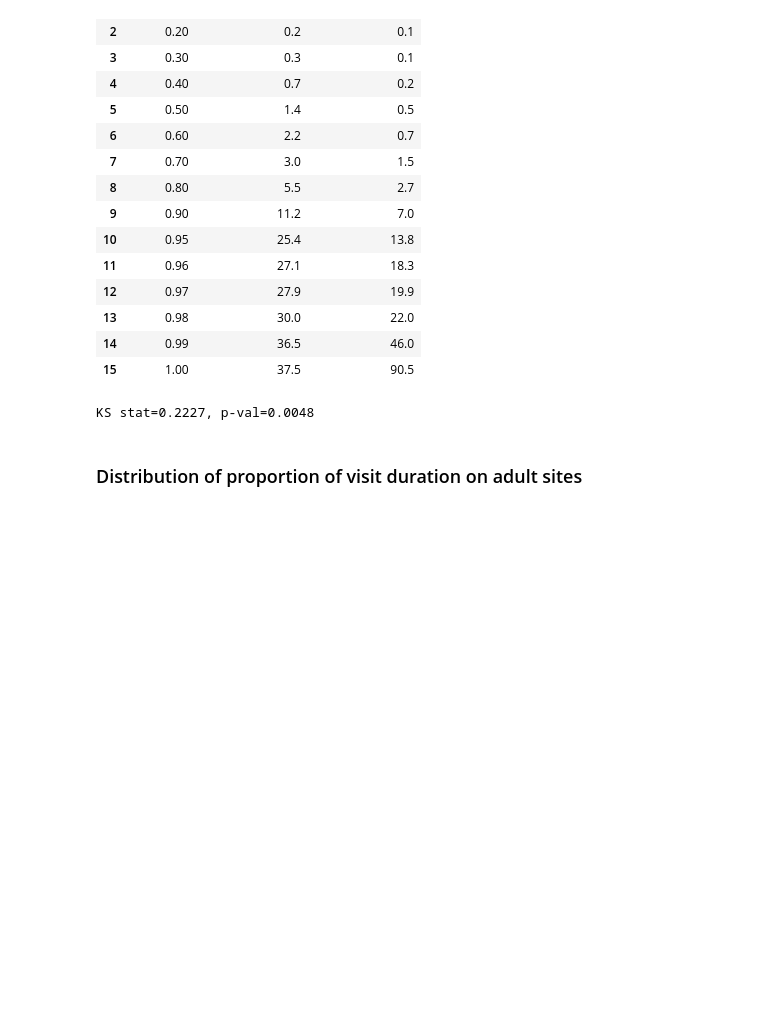
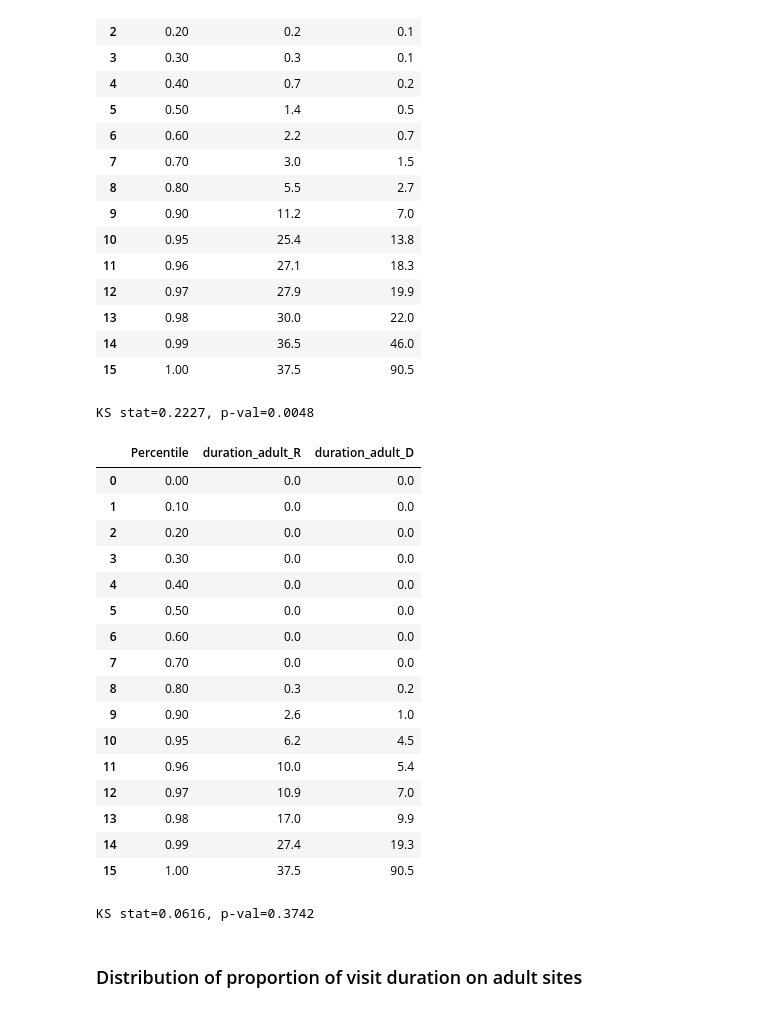
Before and after one commit to soodoku/adult, a Jupyter notebook: scripts/duration_on_adultsites.ipynb, the cells around one changed output. Drawn from its saved outputs; the diff is of its cells as text; code cells hidden in the pictures; blank space fills up the shorter version.

```diff
--- a/scripts/duration_on_adultsites.ipynb
+++ b/scripts/duration_on_adultsites.ipynb
@@ -369,14 +369,67 @@ tab_perc
 | 13 | 0.98 | 30.0 | 22.0 |
 | 14 | 0.99 | 36.5 | 46.0 |
 | 15 | 1.00 | 37.5 | 90.5 |
-# %%
-# Hours
-x = _df.query("party=='R'")[outcome_var]
-y = _df.query("party=='D'")[outcome_var]
-stat, p_value = kstest(x, y)
-print(f"KS stat={stat:.4f}, p-val={p_value:.4f}")
-# %% [output]
-KS stat=0.2227, p-val=0.0048
+# %%
+# Hours
+x = _df.query("party=='R'")[outcome_var]
+y = _df.query("party=='D'")[outcome_var]
+stat, p_value = kstest(x, y)
+print(f"KS stat={stat:.4f}, p-val={p_value:.4f}")
+# %% [output]
+KS stat=0.2227, p-val=0.0048
+# %%
+# (fold cell) Get table of percentiles (untruncated by positive consumption)
+ntiles = [.0,.1,.2,.3,.4,.5,.6,.7,.8,.9,.95,.96,.97,.98,.99,1]
+_tab_R = (df_ind
+          .query("party=='R'")
+          [outcome_var].quantile(ntiles)
+          .reset_index()
+          .rename_column('index', 'Percentile')
+          .rename_column(f'{outcome_var}', f'{outcome_var}_R')
+         )
+_tab_D = (df_ind
+          .query("party=='D'")
+          [outcome_var].quantile(ntiles)
+          .reset_index()
+          .rename_column('index', 'Percentile')
+          .rename_column(f'{outcome_var}', f'{outcome_var}_D')
+         )
+
+tab_perc = (_tab_R
+            .merge(_tab_D, on="Percentile", how="left", validate="1:1")
+            .assign(
+                **{f"{outcome_var}_R":lambda df: df[f"{outcome_var}_R"].map('{:,.1f}'.format)},
+                **{f"{outcome_var}_D":lambda df: df[f"{outcome_var}_D"].map('{:,.1f}'.format)},
+            )
+           )
+pandas_to_tex(tab_perc, "../tabs/percentiles_duration_adultsites_by_individuals_by_party_untruncated")
+tab_perc
+# %% [output]
+|  | Percentile | duration_adult_R | duration_adult_D |
+| 0 | 0.00 | 0.0 | 0.0 |
+| 1 | 0.10 | 0.0 | 0.0 |
+| 2 | 0.20 | 0.0 | 0.0 |
+| 3 | 0.30 | 0.0 | 0.0 |
+| 4 | 0.40 | 0.0 | 0.0 |
+| 5 | 0.50 | 0.0 | 0.0 |
+| 6 | 0.60 | 0.0 | 0.0 |
+| 7 | 0.70 | 0.0 | 0.0 |
+| 8 | 0.80 | 0.3 | 0.2 |
+| 9 | 0.90 | 2.6 | 1.0 |
+| 10 | 0.95 | 6.2 | 4.5 |
+| 11 | 0.96 | 10.0 | 5.4 |
+| 12 | 0.97 | 10.9 | 7.0 |
+| 13 | 0.98 | 17.0 | 9.9 |
+| 14 | 0.99 | 27.4 | 19.3 |
+| 15 | 1.00 | 37.5 | 90.5 |
+# %%
+# Hours (untruncated)
+x = df_ind.query("party=='R'")[outcome_var]
+y = df_ind.query("party=='D'")[outcome_var]
+stat, p_value = kstest(x, y)
+print(f"KS stat={stat:.4f}, p-val={p_value:.4f}")
+# %% [output]
+KS stat=0.0616, p-val=0.3742
 # %% [markdown]
 ### Distribution of proportion of visit duration on adult sites
 # %%
```
Also changed, not shown: parts of 4 cells of this notebook, 9 other files.
